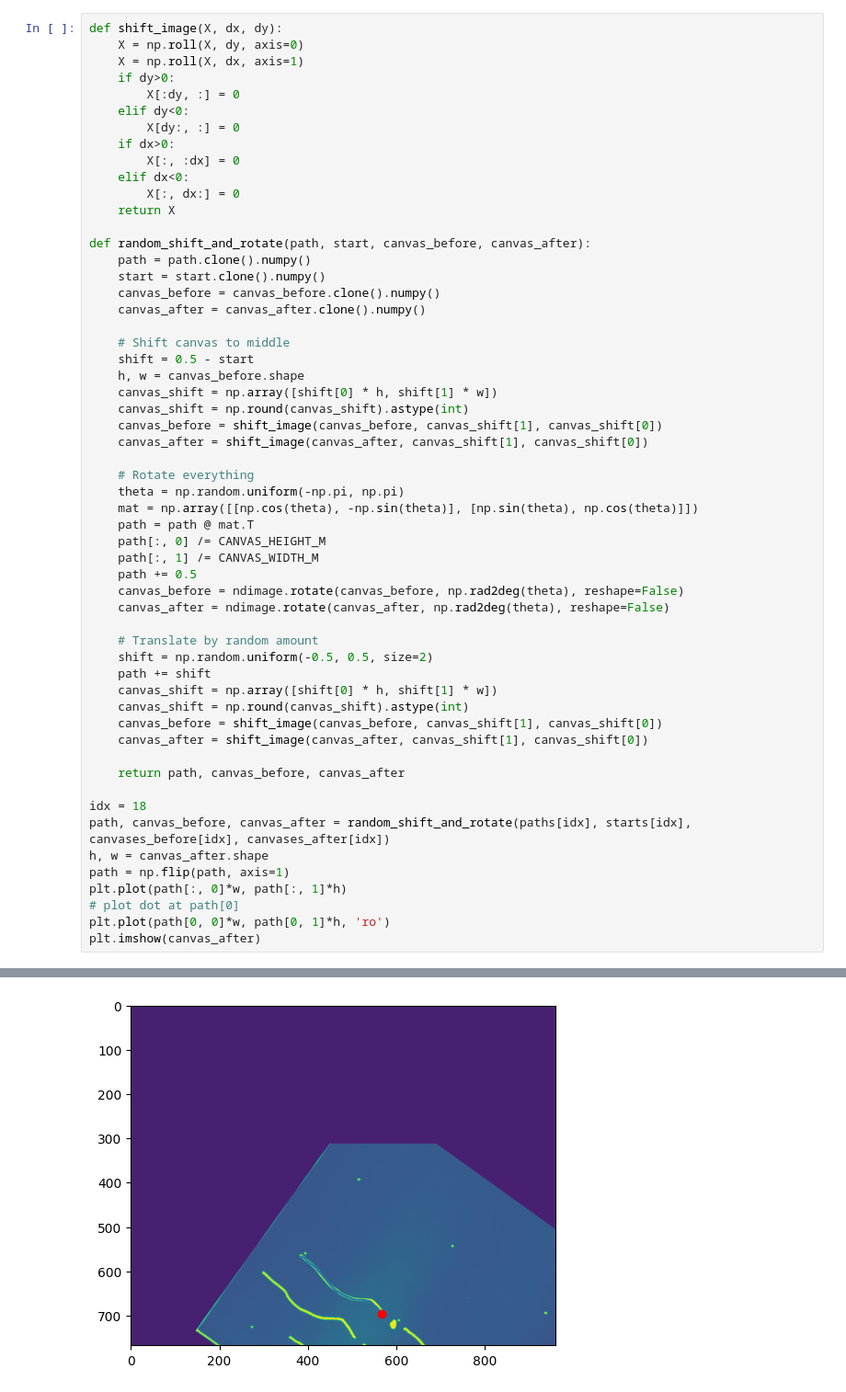
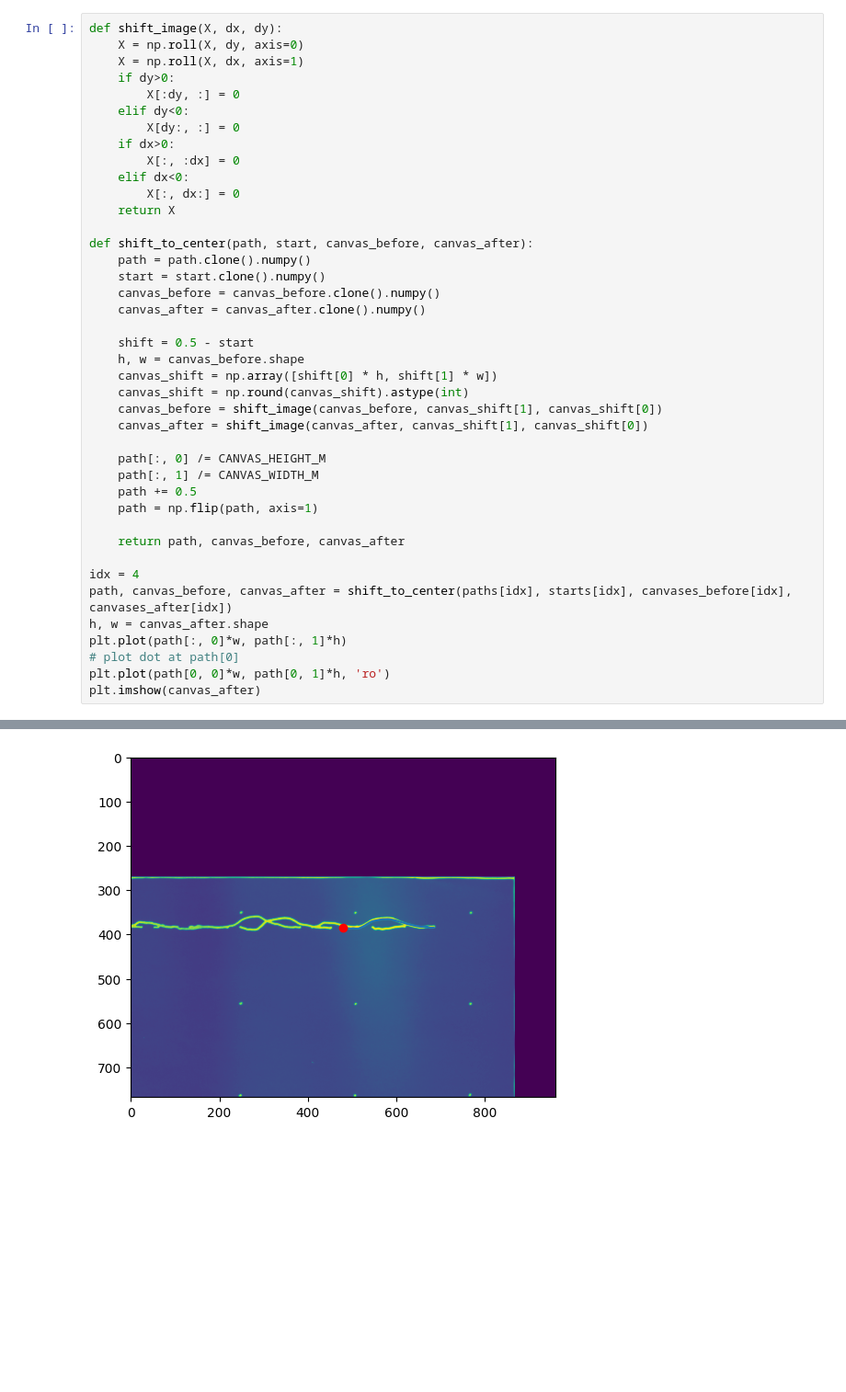
Before and after one commit to cmubig/Frida, a Jupyter notebook: src/stroke_model_comparisons/train.ipynb, the cells around one changed output, grey strips where cells are left out. Shown at 92% size. Saved outputs shown, nothing was run; the diff lists cells and outputs as text; blank space fills up the shorter version.

```diff
--- a/src/stroke_model_comparisons/train.ipynb
+++ b/src/stroke_model_comparisons/train.ipynb
@@ -80,50 +76,35 @@ def shift_image(X, dx, dy):
         X[:, :dx] = 0
     elif dx<0:
         X[:, dx:] = 0
     return X
 
-def random_shift_and_rotate(path, start, canvas_before, canvas_after):
+def shift_to_center(path, start, canvas_before, canvas_after):
     path = path.clone().numpy()
     start = start.clone().numpy()
     canvas_before = canvas_before.clone().numpy()
     canvas_after = canvas_after.clone().numpy()
 
-    # Shift canvas to middle
     shift = 0.5 - start
     h, w = canvas_before.shape
     canvas_shift = np.array([shift[0] * h, shift[1] * w])
     canvas_shift = np.round(canvas_shift).astype(int)
     canvas_before = shift_image(canvas_before, canvas_shift[1], canvas_shift[0])
     canvas_after = shift_image(canvas_after, canvas_shift[1], canvas_shift[0])
 
-    # Rotate everything
-    theta = np.random.uniform(-np.pi, np.pi)
-    mat = np.array([[np.cos(theta), -np.sin(theta)], [np.sin(theta), np.cos(theta)]])
-    path = path @ mat.T
     path[:, 0] /= CANVAS_HEIGHT_M
     path[:, 1] /= CANVAS_WIDTH_M
     path += 0.5
-    canvas_before = ndimage.rotate(canvas_before, np.rad2deg(theta), reshape=False)
-    canvas_after = ndimage.rotate(canvas_after, np.rad2deg(theta), reshape=False)
-
-    # Translate by random amount
-    shift = np.random.uniform(-0.5, 0.5, size=2)
-    path += shift
-    canvas_shift = np.array([shift[0] * h, shift[1] * w])
-    canvas_shift = np.round(canvas_shift).astype(int)
-    canvas_before = shift_image(canvas_before, canvas_shift[1], canvas_shift[0])
-    canvas_after = shift_image(canvas_after, canvas_shift[1], canvas_shift[0])
+    path = np.flip(path, axis=1)
 
     return path, canvas_before, canvas_after
 
-idx = 18
-path, canvas_before, canvas_after = random_shift_and_rotate(paths[idx], starts[idx], canvases_before[idx], canvases_after[idx])
+idx = 4
+path, canvas_before, canvas_after = shift_to_center(paths[idx], starts[idx], canvases_before[idx], canvases_after[idx])
 h, w = canvas_after.shape
-path = np.flip(path, axis=1)
 plt.plot(path[:, 0]*w, path[:, 1]*h)
 # plot dot at path[0]
 plt.plot(path[0, 0]*w, path[0, 1]*h, 'ro')
 plt.imshow(canvas_after)
 # %% [output]
 <matplotlib.image.AxesImage at 0x...>
-[figure, old version]
+[figure, new version]
```
Also changed, not shown: parts of 7 cells of this notebook, 7 other files.
